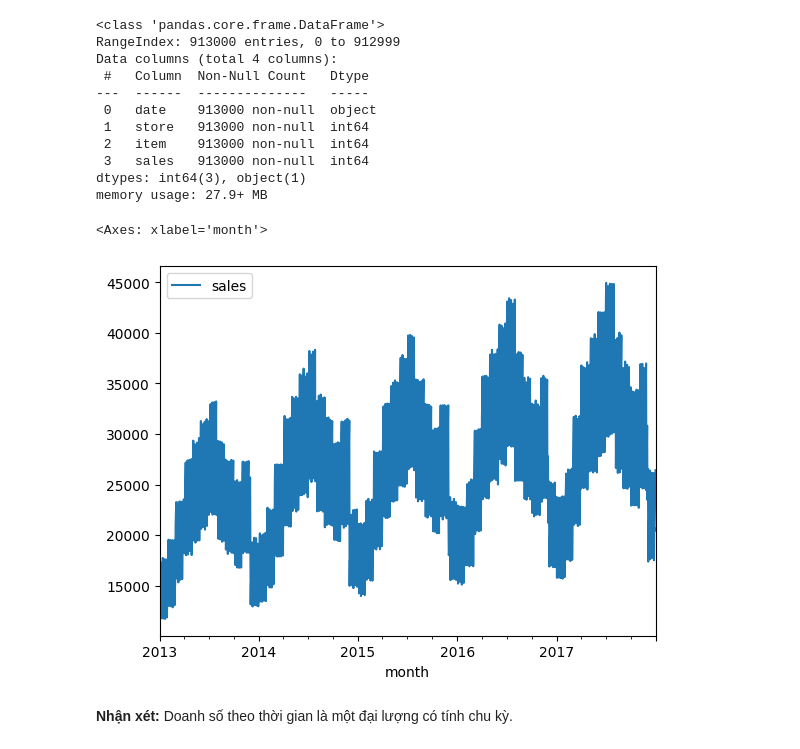
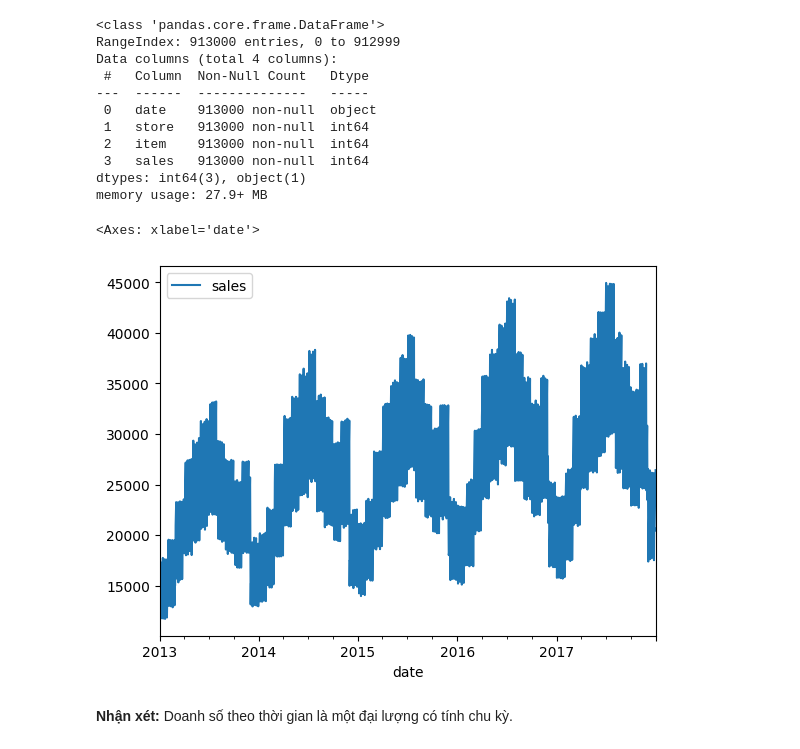
Before and after one commit to ToanToan110/SalesPrediction, a Jupyter notebook: SalesPrediction.ipynb, the cells around one changed output. Drawn from its saved outputs; the diff is of its cells as text; code cells hidden in the pictures.

```diff
--- a/SalesPrediction.ipynb
+++ b/SalesPrediction.ipynb
@@ -41,20 +44,20 @@ memory usage: 27.9+ MB
 # %%
 # @title Overview trend
 df['date'] = pd.to_datetime(df['date'])
 # df = df[df['date']>='2015-01-01']
 # time_plot = df.groupby('date')['sales'].sum().reset_index()
 
 #represent month in date field as its first day
 # df['month'] = df['date'].dt.year.astype('str') + '-' + df['date'].dt.month.astype('str') + '-01'
 # df['month'] = pd.to_datetime(df['month'])
-df['month'] = df['date']
+# df['month'] = df['date']
 #groupby date and sum the sales
-df_sales = df.groupby('month').sales.sum().reset_index()
-df_sales.plot(kind = 'line', x='month', y = 'sales')
-# df_sales.head()
+df_sales = df.groupby('date').sales.sum().reset_index()
+df_sales.plot(kind = 'line', x='date', y = 'sales')
+# df_sales.head(10)
 # %% [output]
-<Axes: xlabel='month'>
+<Axes: xlabel='date'>
-[figure, old version]
+[figure, new version]
 # %% [markdown]
 **Nhận xét:** Doanh số theo thời gian là một đại lượng có tính chu kỳ.
 # %% [markdown]
```
Also changed, not shown: parts of 17 cells of this notebook.
